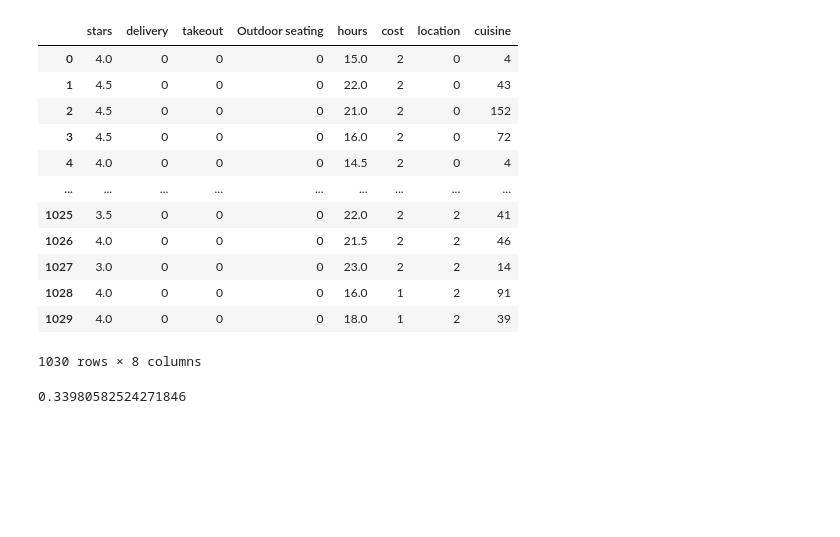
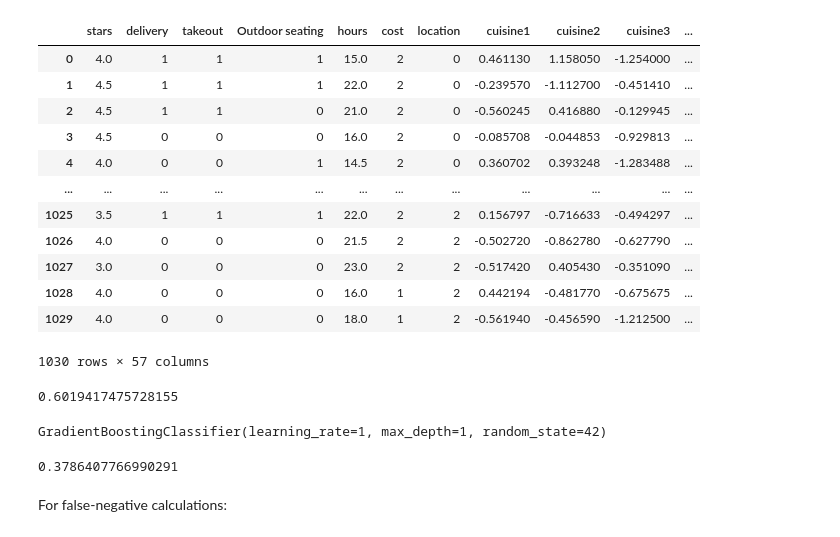
Before and after one commit to Emily9023/ECE324_Restaurant_Review_Predictor, a Jupyter notebook: Models/BoostingAlgorithms.ipynb, the cells around one changed output. Cells and saved outputs as stored; diff of their text form; code cells hidden in the pictures; blank space fills up the shorter version.

```diff
--- a/Models/BoostingAlgorithms.ipynb
+++ b/Models/BoostingAlgorithms.ipynb
@@ -18,21 +19,21 @@ from xgboost import XGBClassifier
 # %%
-df = pd.read_csv("cleanedData.csv", sep='\t')
+df = pd.read_csv("cleanedData_cuisinevec.csv", sep=',')
 # df = df.rename(index={0: "stars", 1: "delivery", 2: "takeout", 3: "outdoor seating", 4: "closingTime", 5: "cost", 6: "cuisine", 7: "location"})
 df
 # %% [output]
-|  | stars | delivery | takeout | Outdoor seating | hours | cost | location | cuisine |
-| 0 | 4.0 | 0 | 0 | 0 | 15.0 | 2 | 0 | 4 |
-| 1 | 4.5 | 0 | 0 | 0 | 22.0 | 2 | 0 | 43 |
-| 2 | 4.5 | 0 | 0 | 0 | 21.0 | 2 | 0 | 152 |
-| 3 | 4.5 | 0 | 0 | 0 | 16.0 | 2 | 0 | 72 |
-| 4 | 4.0 | 0 | 0 | 0 | 14.5 | 2 | 0 | 4 |
-| ... | ... | ... | ... | ... | ... | ... | ... | ... |
-| 1025 | 3.5 | 0 | 0 | 0 | 22.0 | 2 | 2 | 41 |
-| 1026 | 4.0 | 0 | 0 | 0 | 21.5 | 2 | 2 | 46 |
-| 1027 | 3.0 | 0 | 0 | 0 | 23.0 | 2 | 2 | 14 |
-| 1028 | 4.0 | 0 | 0 | 0 | 16.0 | 1 | 2 | 91 |
-| 1029 | 4.0 | 0 | 0 | 0 | 18.0 | 1 | 2 | 39 |
+|  | stars | delivery | takeout | Outdoor seating | hours | cost | location | cuisine1 | cuisine2 | cuisine3 | ... |
+| 0 | 4.0 | 1 | 1 | 1 | 15.0 | 2 | 0 | 0.461130 | 1.158050 | -1.254000 | ... |
+| 1 | 4.5 | 1 | 1 | 1 | 22.0 | 2 | 0 | -0.239570 | -1.112700 | -0.451410 | ... |
+| 2 | 4.5 | 1 | 1 | 0 | 21.0 | 2 | 0 | -0.560245 | 0.416880 | -0.129945 | ... |
+| 3 | 4.5 | 0 | 0 | 0 | 16.0 | 2 | 0 | -0.085708 | -0.044853 | -0.929813 | ... |
+| 4 | 4.0 | 0 | 0 | 1 | 14.5 | 2 | 0 | 0.360702 | 0.393248 | -1.283488 | ... |
+| ... | ... | ... | ... | ... | ... | ... | ... | ... | ... | ... | ... |
+| 1025 | 3.5 | 1 | 1 | 1 | 22.0 | 2 | 2 | 0.156797 | -0.716633 | -0.494297 | ... |
+| 1026 | 4.0 | 0 | 0 | 0 | 21.5 | 2 | 2 | -0.502720 | -0.862780 | -0.627790 | ... |
+| 1027 | 3.0 | 0 | 0 | 0 | 23.0 | 2 | 2 | -0.517420 | 0.405430 | -0.351090 | ... |
+| 1028 | 4.0 | 0 | 0 | 0 | 16.0 | 1 | 2 | 0.442194 | -0.481770 | -0.675675 | ... |
+| 1029 | 4.0 | 0 | 0 | 0 | 18.0 | 1 | 2 | -0.561940 | -0.456590 | -1.212500 | ... |
-1030 rows × 8 columns
+1030 rows × 57 columns
 # %%
 # Perform train-test split
 Y_col = 'stars'
@@ -48,6 +49,8 @@ X_test = sc.transform(X_test)
 xgboost=XGBClassifier()
 xgboost.fit(X_train,to_categorical(y_train))
 xgboost.score(X_test, to_categorical(y_test))
+# %% [output]
+0.6019417475728155
 # %%
 model = GradientBoostingClassifier(
     n_estimators=100, learning_rate=1, max_depth=1, random_state=42)
@@ -56,6 +59,10 @@ str_y_train = list(map(str, y_train))
 str_y_test = list(map(str, y_test))
 
 model.fit(X_train, (str_y_train))
+print(model)
 model.score(X_test, (str_y_test))
 # %% [output]
-0.33980582524271846
+GradientBoostingClassifier(learning_rate=1, max_depth=1, random_state=42)
+0.3786407766990291
+# %% [markdown]
+For false-negative calculations:
```
Also changed, not shown: parts of 5 cells of this notebook, 8 other files.
